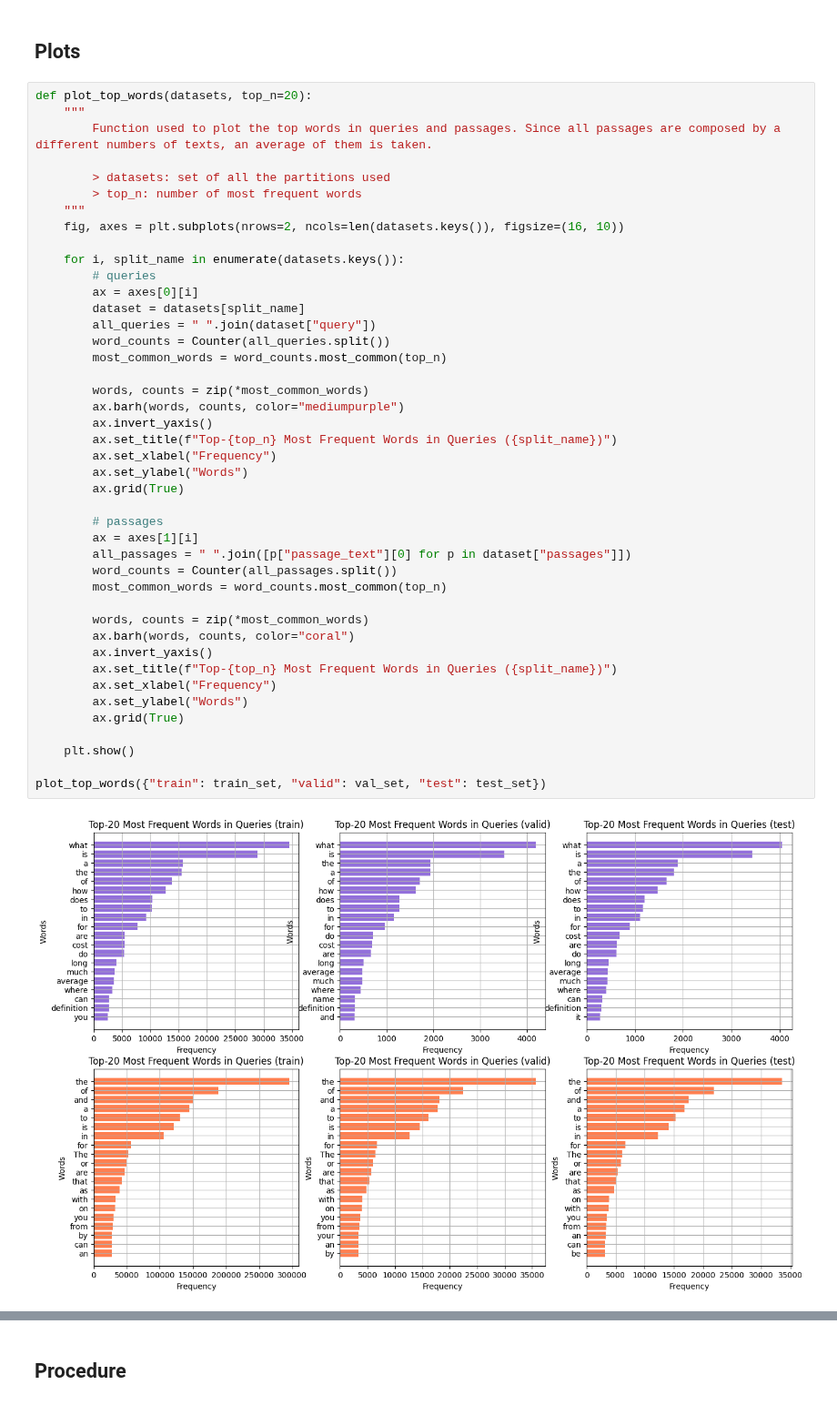
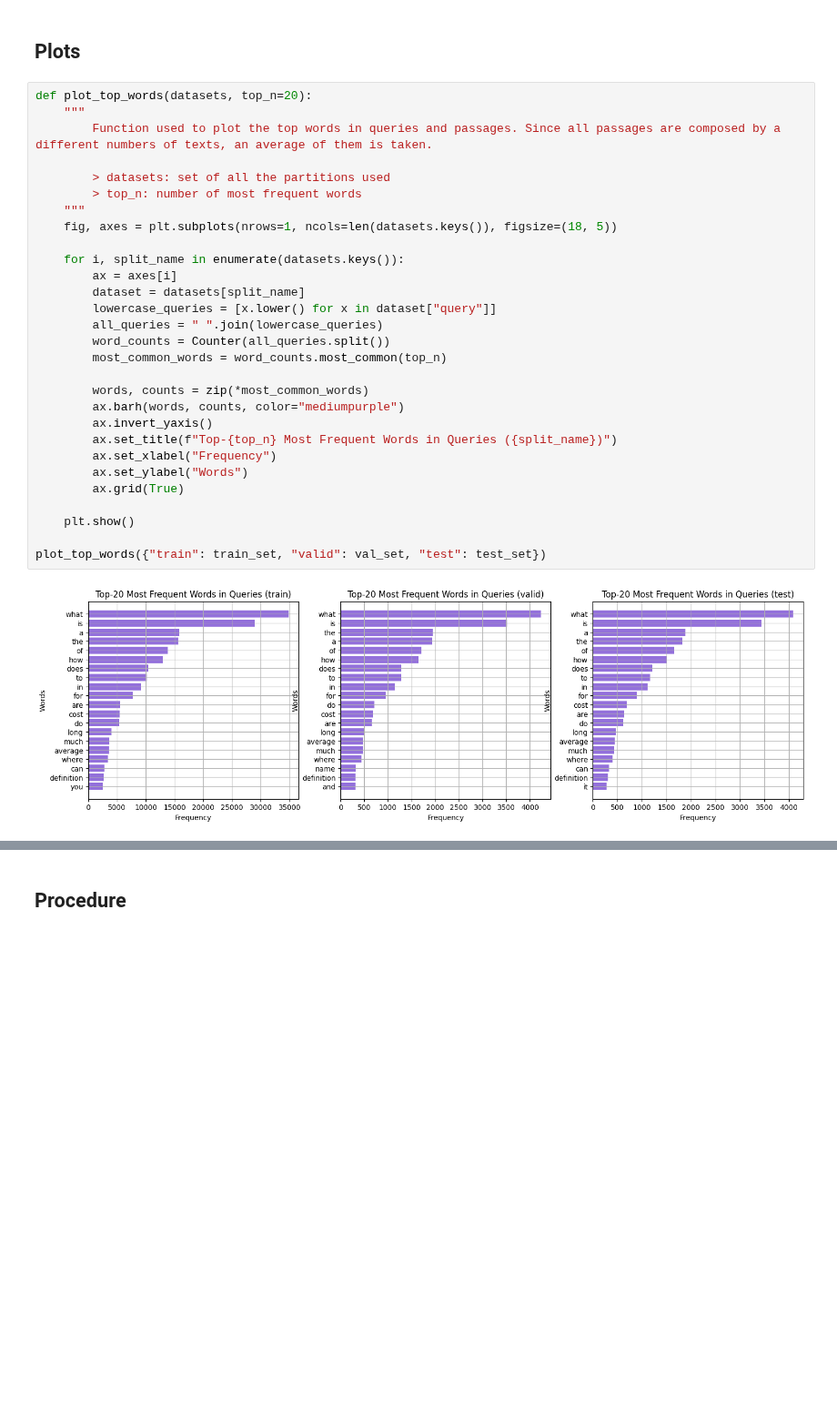
Before and after one commit to alessioborgi/NSIO_NeuralSearchIndexingOptimization, a Jupyter notebook: Source/preprocesseingDSI.ipynb, the cells around one changed output, grey strips where cells are left out. Shown at 91% size. Saved outputs shown, nothing was run; the diff lists cells and outputs as text; blank space fills up the shorter version.

Commit message:
plot fix

```diff
--- a/Source/preprocesseingDSI.ipynb
+++ b/Source/preprocesseingDSI.ipynb
@@ -179,48 +187,34 @@ queries = [
 # %%
 def plot_top_words(datasets, top_n=20):
     """
         Function used to plot the top words in queries and passages. Since all passages are composed by a different numbers of texts, an average of them is taken.
 
         > datasets: set of all the partitions used
         > top_n: number of most frequent words
     """
-    fig, axes = plt.subplots(nrows=2, ncols=len(datasets.keys()), figsize=(16, 10))
+    fig, axes = plt.subplots(nrows=1, ncols=len(datasets.keys()), figsize=(18, 5))
 
     for i, split_name in enumerate(datasets.keys()):
-        # queries
-        ax = axes[0][i]
+        ax = axes[i]
         dataset = datasets[split_name]
-        all_queries = " ".join(dataset["query"])
+        lowercase_queries = [x.lower() for x in dataset["query"]]
+        all_queries = " ".join(lowercase_queries)
         word_counts = Counter(all_queries.split())
         most_common_words = word_counts.most_common(top_n)
 
         words, counts = zip(*most_common_words)
         ax.barh(words, counts, color="mediumpurple")
         ax.invert_yaxis()
         ax.set_title(f"Top-{top_n} Most Frequent Words in Queries ({split_name})")
         ax.set_xlabel("Frequency")
         ax.set_ylabel("Words")
         ax.grid(True)
 
-        # passages
-        ax = axes[1][i]
-        all_passages = " ".join([p["passage_text"][0] for p in dataset["passages"]])
-        word_counts = Counter(all_passages.split())
-        most_common_words = word_counts.most_common(top_n)
-
-        words, counts = zip(*most_common_words)
-        ax.barh(words, counts, color="coral")
-        ax.invert_yaxis()
-        ax.set_title(f"Top-{top_n} Most Frequent Words in Queries ({split_name})")
-        ax.set_xlabel("Frequency")
-        ax.set_ylabel("Words")
-        ax.grid(True)
-
     plt.show()
 
 plot_top_words({"train": train_set, "valid": val_set, "test": test_set})
 # %% [output]
-[figure, old version]
+[figure, new version]
 # %%
 def analyze_passages_per_query(dataset_dict):
     fig, axes = plt.subplots(nrows=1, ncols=len(dataset_dict.keys()), figsize=(15, 5))
```
Also changed, not shown: parts of 4 cells of this notebook.
